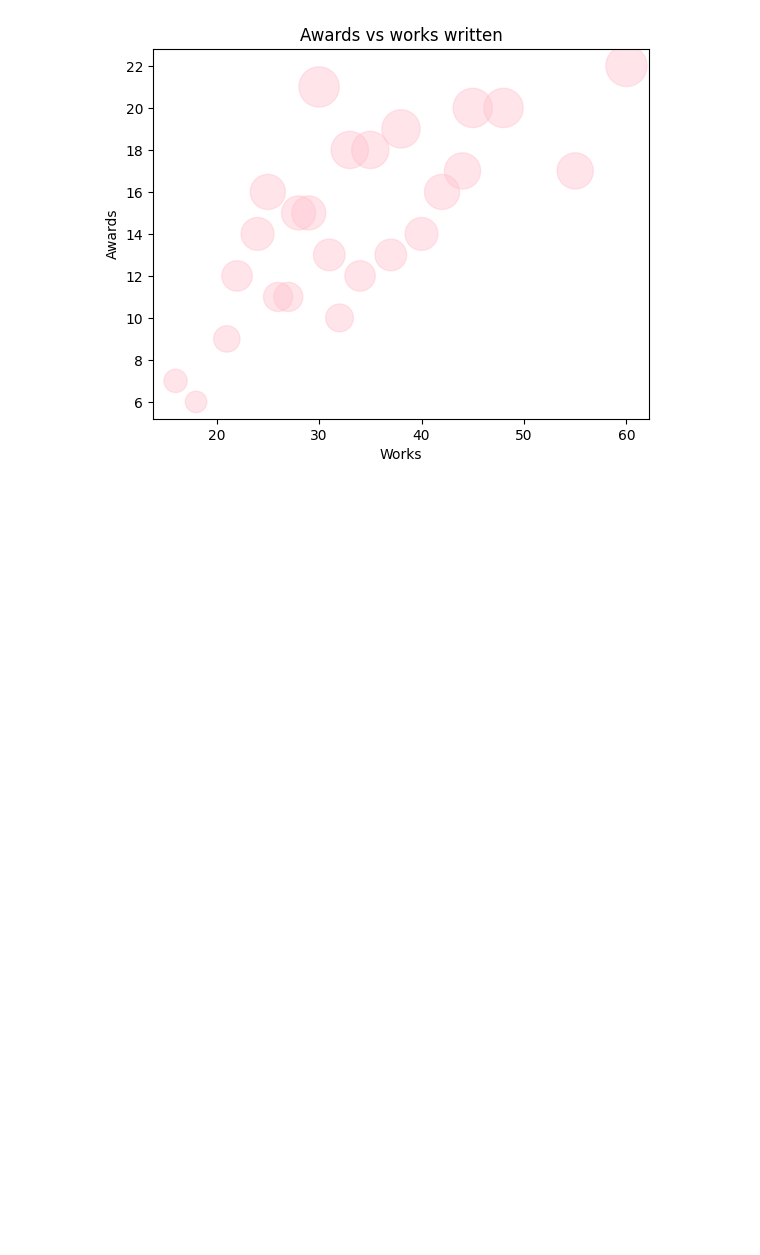
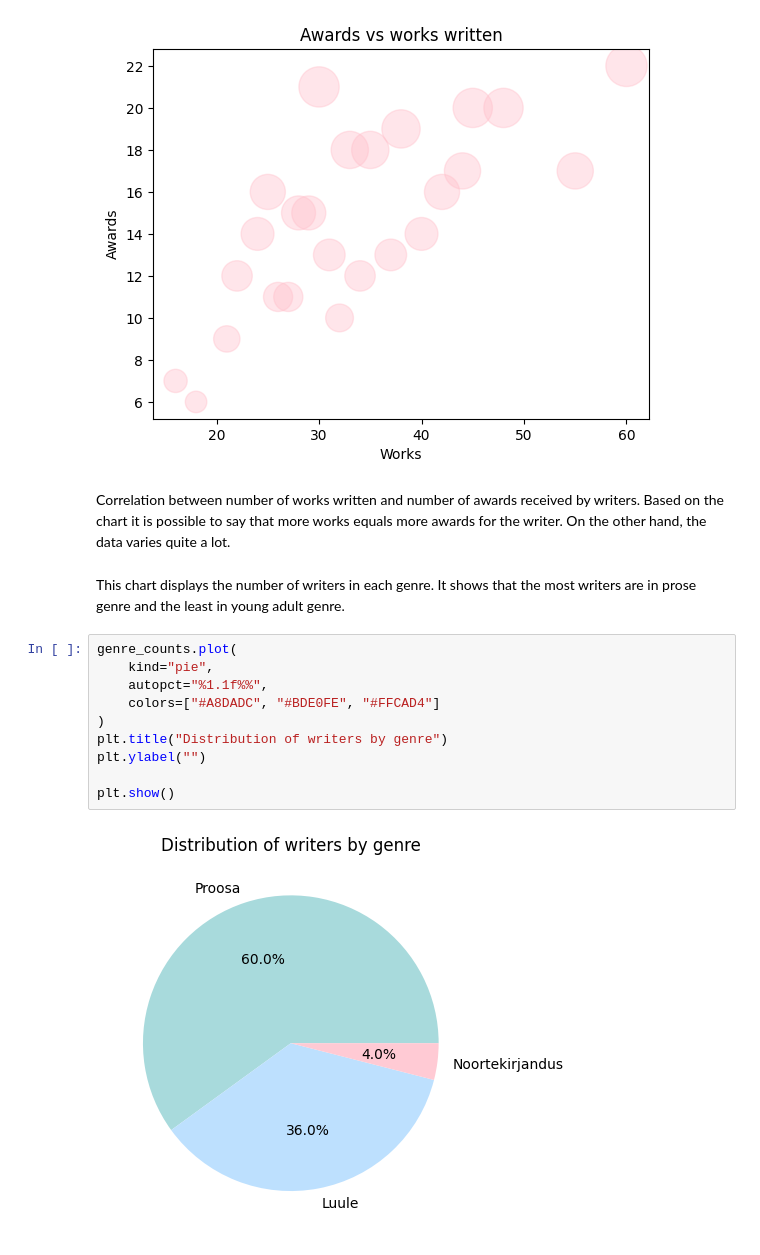
Before and after one commit to kkarnau/dt-2026-data-visualisation, a Jupyter notebook: notebooks/Digital humanities/Homework/Homework5.ipynb, the cells around one changed output. Cells and saved outputs as stored; diff of their text form; blank space fills up the shorter version.

```diff
--- a/notebooks/Digital humanities/Homework/Homework5.ipynb
+++ b/notebooks/Digital humanities/Homework/Homework5.ipynb
@@ -42,3 +40,19 @@ plt.xlabel("Works")
 # %% [output]
 Text(0.5, 0, 'Works')
 [figure]
+# %% [markdown]
+Correlation between number of works written and number of awards received by writers. Based on the chart it is possible to say that more works equals more awards for the writer. On the other hand, the data varies quite a lot.
+# %% [markdown]
+This chart displays the number of writers in each genre. It shows that the most writers are in prose genre and the least in young adult genre.
+# %%
+genre_counts.plot(
+    kind="pie",
+    autopct="%1.1f%%",
+    colors=["#A8DADC", "#BDE0FE", "#FFCAD4"]
+)
+plt.title("Distribution of writers by genre")
+plt.ylabel("")
+
+plt.show()
+# %% [output]
+[figure, added]
```
Also changed, not shown: parts of 7 cells of this notebook, 2 other files.
